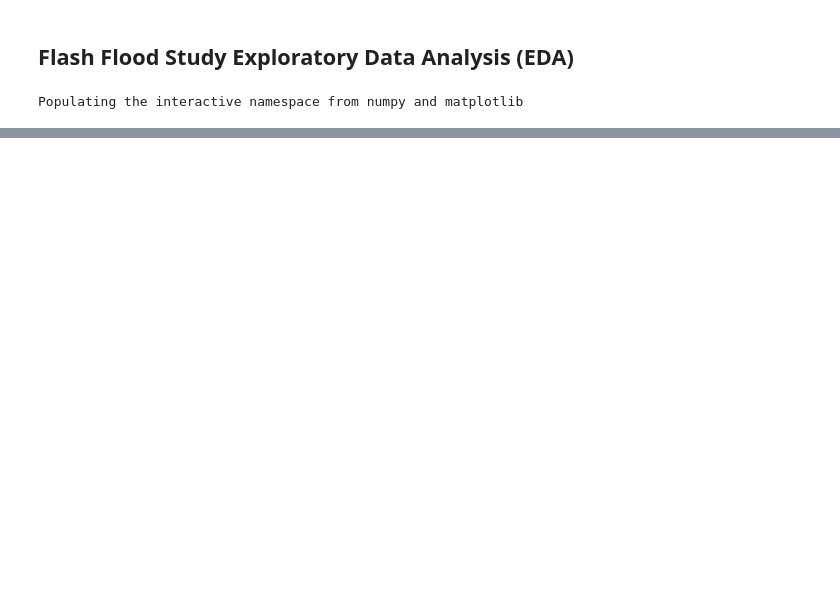
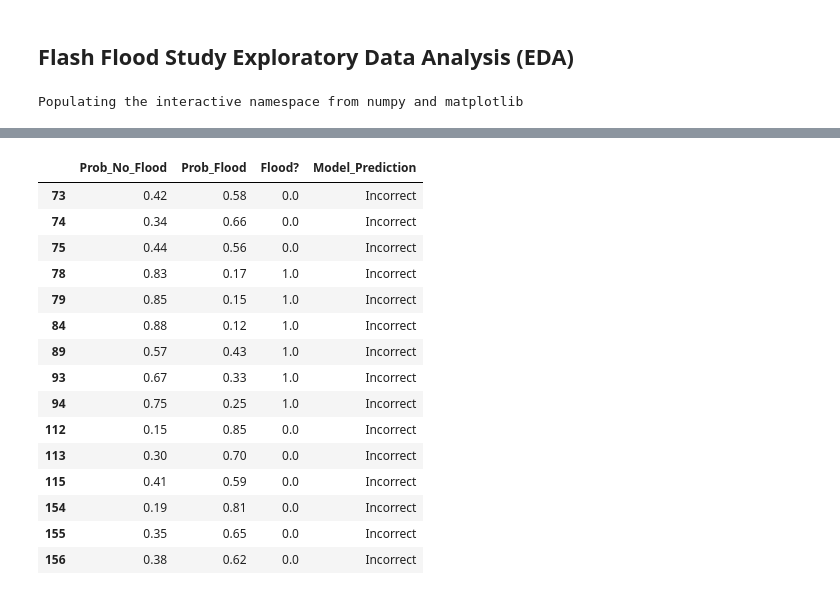
Before and after one commit to Meteorcane13/FFW_study, a Jupyter notebook: FFW_EDA.ipynb, the cells around one changed output, grey strips where cells are left out. Cells and saved outputs as stored; diff of their text form; code cells hidden in the pictures; blank space fills up the shorter version.

```diff
--- a/FFW_EDA.ipynb
+++ b/FFW_EDA.ipynb
@@ -69,0 +137,72 @@ for csv in glob.glob("*clean.csv"):
+# %%
+THERMO = ['MUCAPE', 'DCAPE', '7-5LR', 'LCL','PW', 'MeanRH','DD', 'WC', 'SfcTd', 'SfcT']
+
+KIN = ['0-6km Shear Dir', '0-6km Shear Mag', 'C Dn Dir',
+       'C Dn Mag', 'C Up Dir', 'C Up Mag', 'SM Dir','SM Mag',
+       'MW Dir','MW Mag', '4-6km dir',
+       '4-6km mag']
+for csv in glob.glob('*full_clean.csv'):
+    site_name = csv[:4]
+    df = pd.read_csv(csv)
+    #df = df[df['Year'] < 2018]
+    if site_name == 'KBCE':
+        df.loc[(df['Basins'] == 2), 'Result'] = 1
+    if '4HV' or 'SGU' in site_name:
+        df.loc[(df['Basins'] == 1), 'Result'] = 1
+    df.dropna(subset=KIN + THERMO + ['Result'], inplace=True)
+
+    training_df = df[df['Year'] < 2018]
+    test_df = df[df['Year'] == 2018]
+    xtrain = training_df[THERMO + KIN]
+    xtest = test_df[THERMO + KIN]
+    ytrain = training_df.pop('Result')
+    ytest = test_df.pop('Result')
+
+    #xtest['random'] = np.random.random(size=len(xtest))
+    #xtrain['random'] = np.random.random(size=len(xtrain))
+    #Hyperparameters based on tuning
+    clf = ens.RandomForestClassifier(n_estimators=2000, max_depth=15, min_samples_leaf=4,
+                                     min_samples_split=2,oob_score=True,
+                                     class_weight='balanced')
+    clf.fit(xtrain, ytrain)
+    y_pred = clf.predict(xtest)
+    accuracy = metrics.accuracy_score(ytest, y_pred)
+    internal_score = 1 - clf.oob_score_
+    yprob = clf.predict_proba(xtest)[0:, 1]
+    brier_score = metrics.brier_score_loss(ytest, yprob)
+    auc = metrics.roc_auc_score(ytest, yprob)
+    feature_imp = pd.Series(clf.feature_importances_,
+                            index=xtest.columns).sort_values(ascending=False)
+    #feature_imp = permutation_importances(clf, xtrain, ytrain, oob_classifier_accuracy)
+    cm = metrics.confusion_matrix(ytest, y_pred)
+    index_names = ['No Flooding Observed', 'Flooding Observed']
+    col_names = ['No Flooding Forecast', 'Flooding Forecast']
+    cm_df = pd.DataFrame(cm, columns =col_names, index=index_names)
+    ck = kappa(ytest, y_pred)
+    print (site_name, 'Accuracy = {:3.2f}, '.format(accuracy) +
+           ' Brier Score {:3.2f}, '.format(brier_score) +
+           'Out of bag error score {:3.2f}, '.format(internal_score) +
+           'AUC = {:3.2f}, '.format(auc) +
+           'Cohen\'s Kappa {:3.2f}'.format(ck))
+    display(cm_df.head())
+    importance_plot(xtest, feature_imp, site_name)
+    boxplot(df, feature_imp, site_name)
+    print '-' * 45 + '\n'
+    flood = np.round(clf.predict_proba(xtest[:]), 2)
+    prob_df = pd.DataFrame(flood, columns=['Prob_No_Flood', 'Prob_Flood'])
+    result_df = ytest.reset_index()
+    prob_df['Flood?'] = result_df['Result']
+    prob_df.loc[(prob_df['Prob_No_Flood'] > 0.5) &
+                (prob_df['Flood?'] == 1), 'Model_Prediction'] = 'Incorrect'
+    prob_df.loc[(prob_df['Prob_Flood'] > 0.5) &
+                (prob_df['Flood?'] == 0), 'Model_Prediction'] = 'Incorrect'
+    prob_df.loc[(prob_df['Prob_No_Flood'] > 0.5) &
+                (prob_df['Flood?'] == 0), 'Model_Prediction'] = 'Correct'
+    prob_df.loc[(prob_df['Prob_Flood'] > 0.5) &
+                (prob_df['Flood?'] == 1), 'Model_Prediction'] = 'Correct'
+    prob_df.loc[(prob_df['Prob_Flood'] == 0.5), 'Model_Prediction'] = 'Tie'
+
+    print 'These are the probablities for the predictions the model got incorrect'
+    display(prob_df[prob_df['Model_Prediction'] == 'Incorrect'])
+    print '-' * 45 + '\n'
+# %% [output]
@@ -69,0 +254,16 @@ for csv in glob.glob("*clean.csv"):
+|  | Prob_No_Flood | Prob_Flood | Flood? | Model_Prediction |
+| 73 | 0.42 | 0.58 | 0.0 | Incorrect |
+| 74 | 0.34 | 0.66 | 0.0 | Incorrect |
+| 75 | 0.44 | 0.56 | 0.0 | Incorrect |
+| 78 | 0.83 | 0.17 | 1.0 | Incorrect |
+| 79 | 0.85 | 0.15 | 1.0 | Incorrect |
+| 84 | 0.88 | 0.12 | 1.0 | Incorrect |
+| 89 | 0.57 | 0.43 | 1.0 | Incorrect |
+| 93 | 0.67 | 0.33 | 1.0 | Incorrect |
+| 94 | 0.75 | 0.25 | 1.0 | Incorrect |
+| 112 | 0.15 | 0.85 | 0.0 | Incorrect |
+| 113 | 0.30 | 0.70 | 0.0 | Incorrect |
+| 115 | 0.41 | 0.59 | 0.0 | Incorrect |
+| 154 | 0.19 | 0.81 | 0.0 | Incorrect |
+| 155 | 0.35 | 0.65 | 0.0 | Incorrect |
+| 156 | 0.38 | 0.62 | 0.0 | Incorrect |
```
Also changed, not shown: parts of 12 cells of this notebook.
